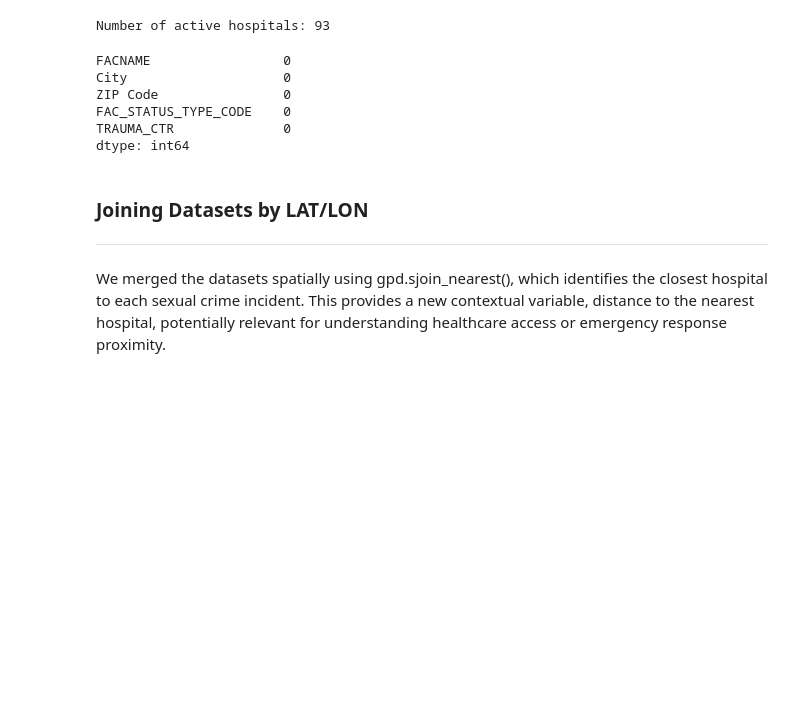
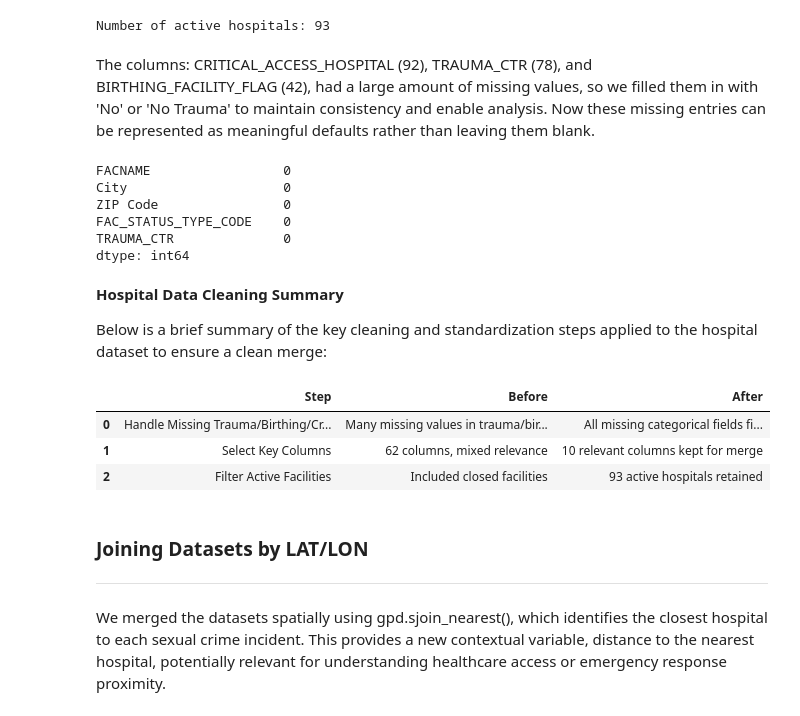
Before and after one commit to emilynnguyen1/Violent-Sexual-Crimes, a Jupyter notebook: notebooks/Hospital-Data-Integration-Cleaning.ipynb, the cells around one changed output. Cells and saved outputs as stored; diff of their text form; code cells hidden in the pictures; blank space fills up the shorter version.

```diff
--- a/notebooks/Hospital-Data-Integration-Cleaning.ipynb
+++ b/notebooks/Hospital-Data-Integration-Cleaning.ipynb
@@ -156,6 +157,8 @@ active_hospitals = df[df['FAC_STATUS_TYPE_CODE'] == 'OPEN']
 print("Number of active hospitals:", active_hospitals.shape[0])
 # %% [output]
 Number of active hospitals: 93
+# %% [markdown]
+The columns: CRITICAL_ACCESS_HOSPITAL (92), TRAUMA_CTR (78), and BIRTHING_FACILITY_FLAG (42), had a large amount of missing values, so we filled them in with 'No' or 'No Trauma' to maintain consistency and enable analysis. Now these missing entries can be represented as meaningful defaults rather than leaving them blank.
 # %%
 # Fill missing categorical data
 df['TRAUMA_CTR'] = df['TRAUMA_CTR'].fillna('No Trauma')
@@ -171,6 +174,30 @@ ZIP Code                0
 FAC_STATUS_TYPE_CODE    0
 TRAUMA_CTR              0
 dtype: int64
+# %% [markdown]
+**Hospital Data Cleaning Summary**
+
+Below is a brief summary of the key cleaning and standardization steps applied to the hospital dataset to ensure a clean merge:
+# %%
+# Create a simple before-after summary for key cleaning steps
+cleaning_summary = pd.DataFrame({
+    "Step": ["Handle Missing Trauma/Birthing/Critical Access",
+             "Select Key Columns",
+             "Filter Active Facilities"],
+    "Before": ["Many missing values in trauma/birthing columns",
+               "62 columns, mixed relevance",
+               "Included closed facilities"],
+    "After": ["All missing categorical fields filled with 'No' or 'No Trauma'",
+              "10 relevant columns kept for merge",
+              "93 active hospitals retained"]
+})
+
+cleaning_summary
+# %% [output]
+|  | Step | Before | After |
+| 0 | Handle Missing Trauma/Birthing/Cr... | Many missing values in trauma/bir... | All missing categorical fields fi... |
+| 1 | Select Key Columns | 62 columns, mixed relevance | 10 relevant columns kept for merge |
+| 2 | Filter Active Facilities | Included closed facilities | 93 active hospitals retained |
 # %% [markdown]
 ### Joining Datasets by LAT/LON
 ---
```
Also changed, not shown: parts of 10 cells of this notebook.
